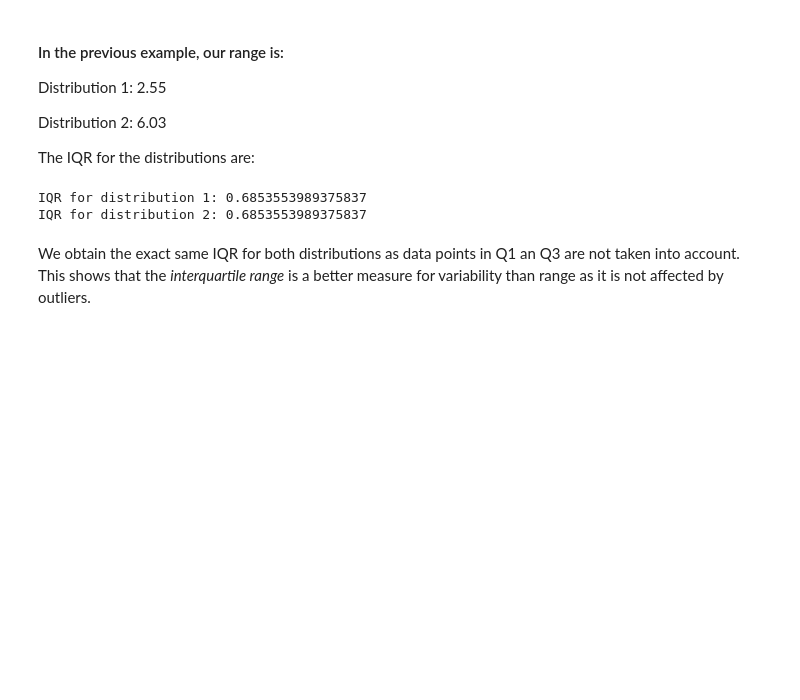
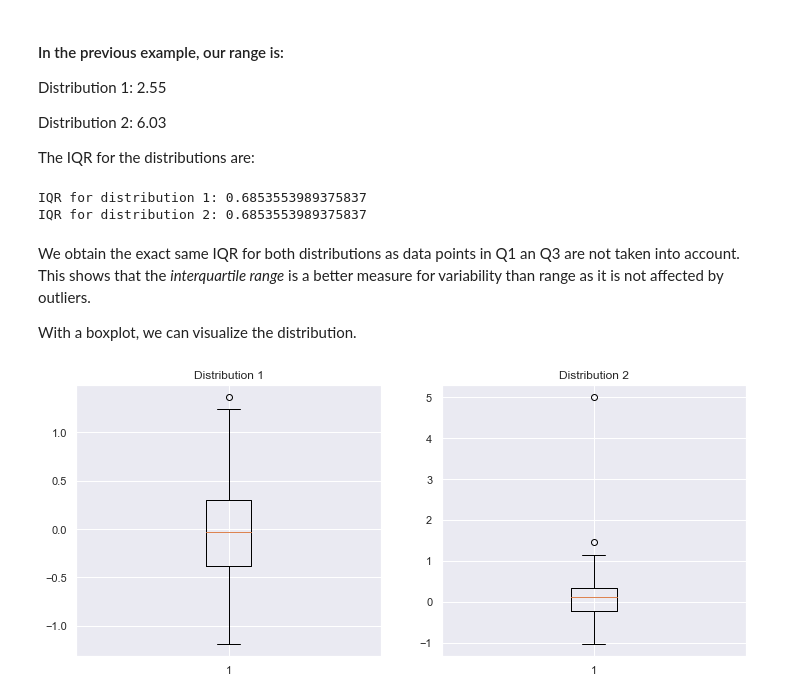
Before and after one commit to dandycheng/statistics, a Jupyter notebook: Range and Interquartile Range.ipynb, the cells around one changed output. Saved outputs shown, nothing was run; the diff lists cells and outputs as text; code cells hidden in the pictures; blank space fills up the shorter version.

```diff
--- a/Range and Interquartile Range.ipynb
+++ b/Range and Interquartile Range.ipynb
@@ -126,3 +126,16 @@ IQR for distribution 1: 0.6853553989375837
 IQR for distribution 2: 0.6853553989375837
 # %% [markdown]
 We obtain the exact same IQR for both distributions as data points in Q1 an Q3 are not taken into account. This shows that the _interquartile range_ is a better measure for variability than range as it is not affected by outliers.
+
+With a boxplot, we can visualize the distribution.
+# %%
+plt.figure(figsize=(12,5))
+plt.subplot(1,2,1)
+plt.title('Distribution 1')
+plt.boxplot(x1)
+plt.subplot(1,2,2)
+plt.title('Distribution 2')
+plt.boxplot(x2)
+plt.show()
+# %% [output]
+[figure, added]
```
Also changed, not shown: parts of 1 cell of this notebook.
